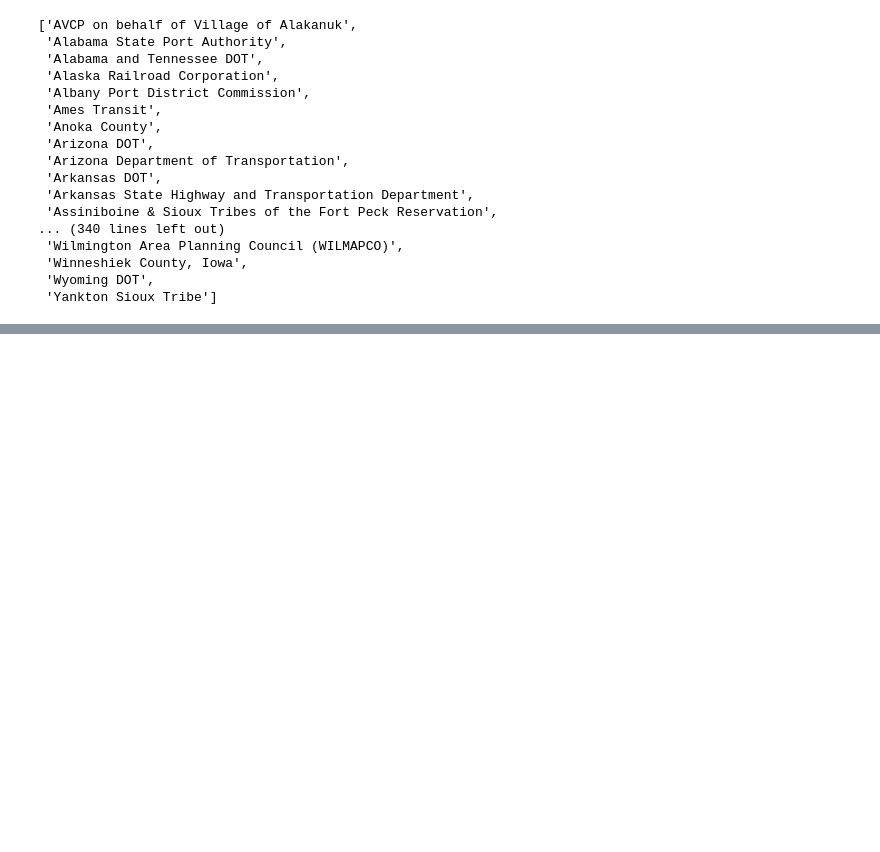
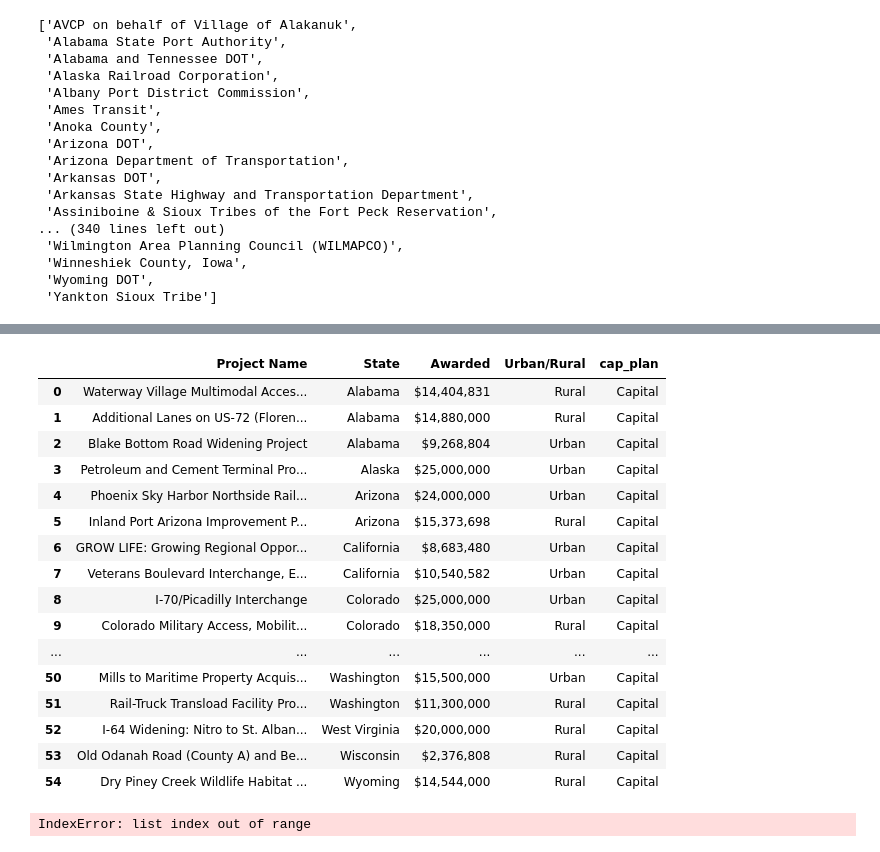
Before and after one commit to jmillerbrooks/pipe-dash, a Jupyter notebook: EDA_v2.ipynb, the cells around one changed output, grey strips where cells are left out. Saved outputs shown, nothing was run; the diff lists cells and outputs as text; code cells hidden in the pictures; blank space fills up the shorter version.

```diff
--- a/EDA_v2.ipynb
+++ b/EDA_v2.ipynb
@@ -272,0 +286,7 @@ recipients
+# %%
+def fix_cols(df, drop_first=False):
+    df.columns = col_names
+    df.rename(columns={'BUILD Award\nAmount':'Awarded'}, inplace=True)
+    if drop_first:
+        df.drop(0, inplace=True)
+    return df
@@ -272,0 +382,3 @@ recipients
+# %%
+build19_table = camelot.read_pdf('./build2019.pdf', '2, 3, 4')
+build19_table[0].df
@@ -272,0 +403,32 @@ recipients
+# %%
+for i in range(3):
+    if i == 0:
+        build19_table[i].df.drop(1, inplace=True)
+    fix_cols(build19_table[i].df, drop_first=True)
+# %%
+full19 = build19_table[0].df.append([build19_table[1].df, build19_table[2].df], ignore_index=True)
+full19['cap_plan'] = 'Capital'
+full19
+# %% [output]
+|  | Project Name | State | Awarded | Urban/Rural | cap_plan |
+| 0 | Waterway Village Multimodal Acces... | Alabama | $14,404,831 | Rural | Capital |
+| 1 | Additional Lanes on US-72 (Floren... | Alabama | $14,880,000 | Rural | Capital |
+| 2 | Blake Bottom Road Widening Project | Alabama | $9,268,804 | Urban | Capital |
+| 3 | Petroleum and Cement Terminal Pro... | Alaska | $25,000,000 | Urban | Capital |
+| 4 | Phoenix Sky Harbor Northside Rail... | Arizona | $24,000,000 | Urban | Capital |
+| 5 | Inland Port Arizona Improvement P... | Arizona | $15,373,698 | Rural | Capital |
+| 6 | GROW LIFE: Growing Regional Oppor... | California | $8,683,480 | Urban | Capital |
+| 7 | Veterans Boulevard Interchange, E... | California | $10,540,582 | Urban | Capital |
+| 8 | I-70/Picadilly Interchange | Colorado | $25,000,000 | Urban | Capital |
+| 9 | Colorado Military Access, Mobilit... | Colorado | $18,350,000 | Rural | Capital |
+| ... | ... | ... | ... | ... | ... |
+| 50 | Mills to Maritime Property Acquis... | Washington | $15,500,000 | Urban | Capital |
+| 51 | Rail-Truck Transload Facility Pro... | Washington | $11,300,000 | Rural | Capital |
+| 52 | I-64 Widening: Nitro to St. Alban... | West Virginia | $20,000,000 | Rural | Capital |
+| 53 | Old Odanah Road (County A) and Be... | Wisconsin | $2,376,808 | Rural | Capital |
+| 54 | Dry Piney Creek Wildlife Habitat ... | Wyoming | $14,544,000 | Rural | Capital |
+# %%
+test_table = camelot.read_pdf('./build2018.pdf', pages='5, 6, 7')
+test_table[1]
+# %% [output]
+IndexError: list index out of range
```
Also changed, not shown: parts of 23 cells of this notebook.
